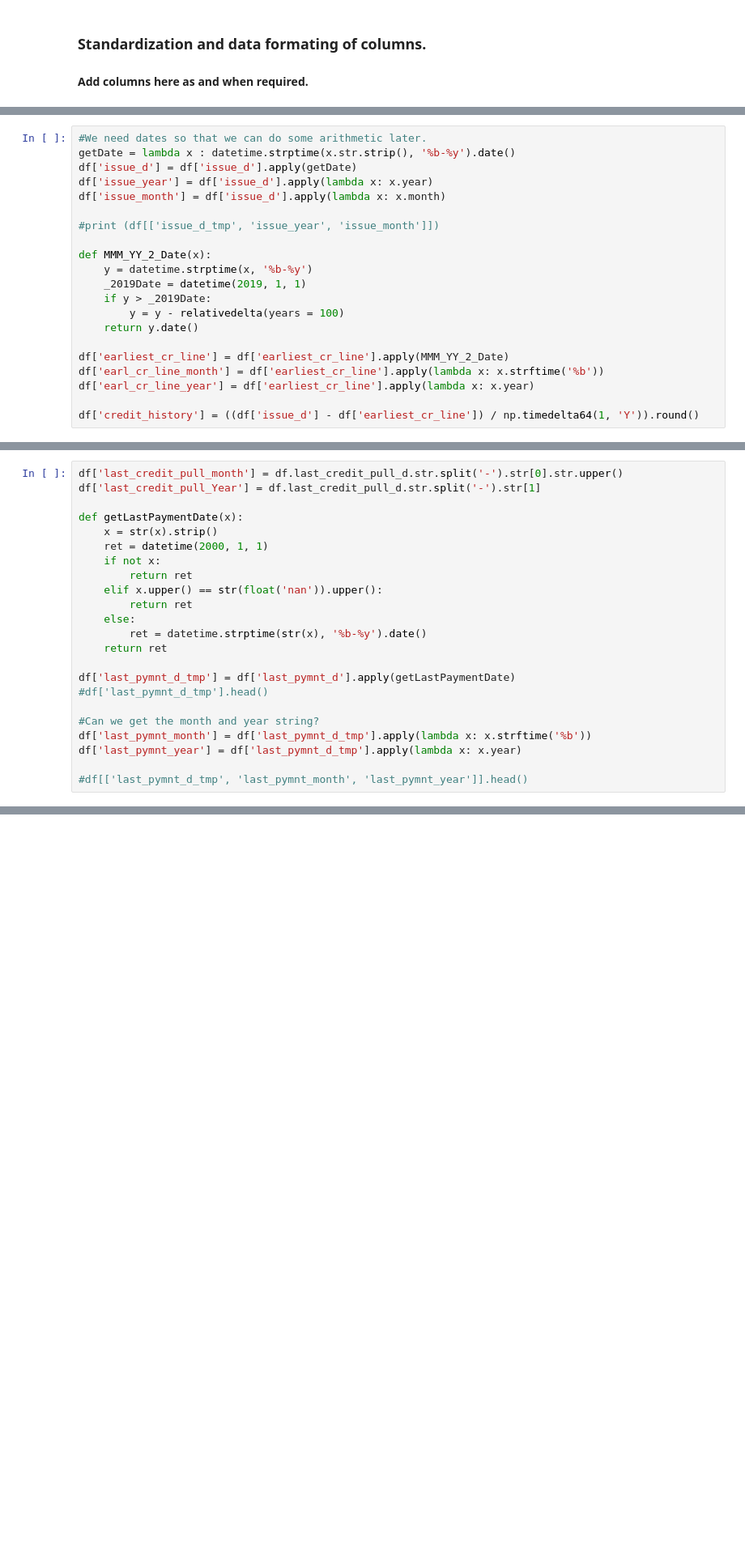
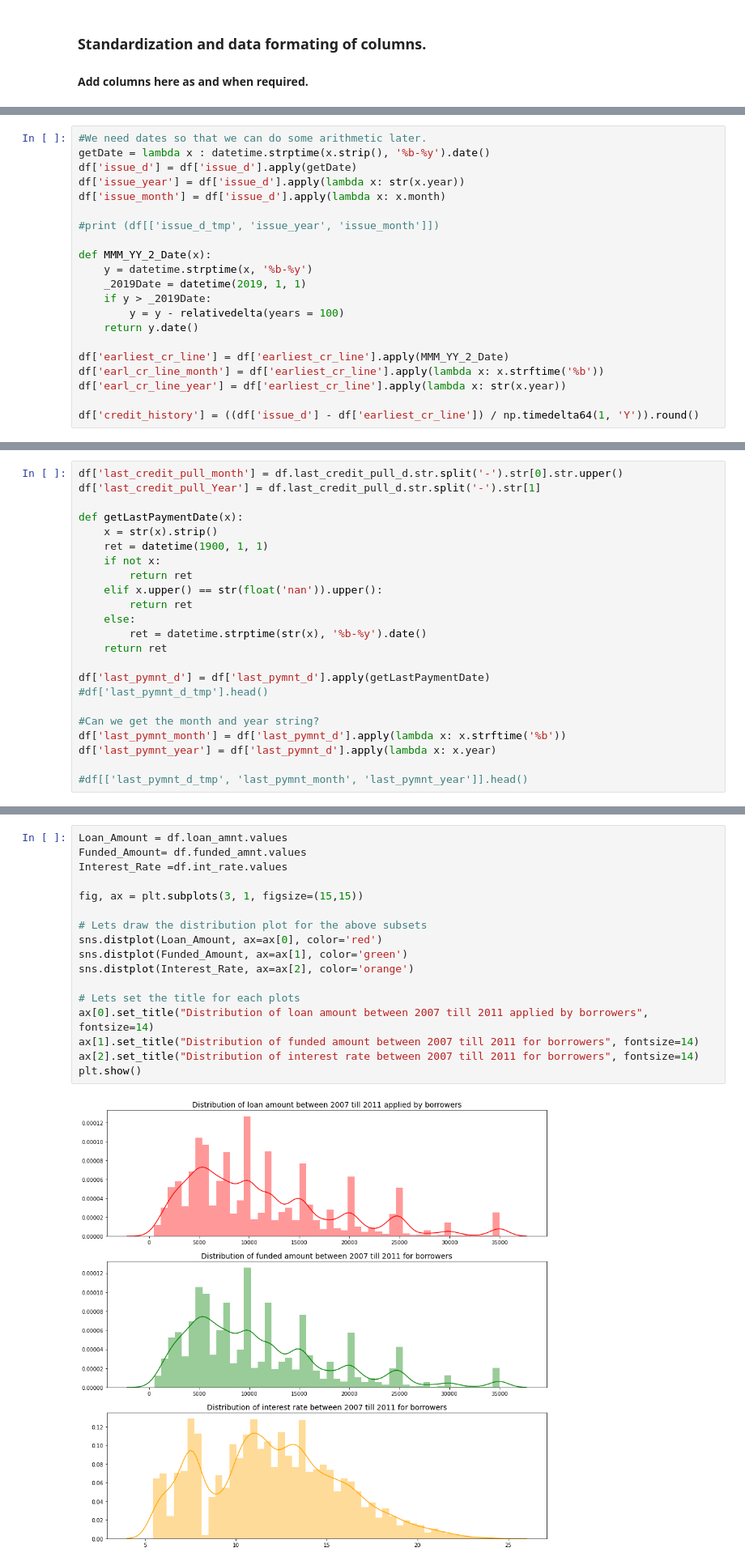
Before and after one commit to Kumaraguru-Muthuraj/_AIML_Code, a Jupyter notebook: _PythonNotebooks/_Course2_Statistics_Essentials/Mod6_Lendingclub_casestudy/Lending_Club_Merged_v1.ipynb, the cells around one changed output, grey strips where cells are left out. Shown at 81% size. Saved outputs shown, nothing was run; the diff lists cells and outputs as text; blank space fills up the shorter version.

```diff
--- a/_PythonNotebooks/_Course2_Statistics_Essentials/Mod6_Lendingclub_casestudy/Lending_Club_Merged_v1.ipynb
+++ b/_PythonNotebooks/_Course2_Statistics_Essentials/Mod6_Lendingclub_casestudy/Lending_Club_Merged_v1.ipynb
@@ -203,9 +208,9 @@ df.head()
 | 1075358 | 1311748 | 3000 | 3000 | 3000.0 | 60 | 12.69 | 67.79 | B | ... |
 # %%
 #We need dates so that we can do some arithmetic later.
-getDate = lambda x : datetime.strptime(x.str.strip(), '%b-%y').date()
+getDate = lambda x : datetime.strptime(x.strip(), '%b-%y').date()
 df['issue_d'] = df['issue_d'].apply(getDate)
-df['issue_year'] = df['issue_d'].apply(lambda x: x.year)
+df['issue_year'] = df['issue_d'].apply(lambda x: str(x.year))
 df['issue_month'] = df['issue_d'].apply(lambda x: x.month)
 
 #print (df[['issue_d_tmp', 'issue_year', 'issue_month']])
@@ -219,7 +224,7 @@ def MMM_YY_2_Date(x):
 
 df['earliest_cr_line'] = df['earliest_cr_line'].apply(MMM_YY_2_Date)
 df['earl_cr_line_month'] = df['earliest_cr_line'].apply(lambda x: x.strftime('%b'))
-df['earl_cr_line_year'] = df['earliest_cr_line'].apply(lambda x: x.year)
+df['earl_cr_line_year'] = df['earliest_cr_line'].apply(lambda x: str(x.year))
 
 df['credit_history'] = ((df['issue_d'] - df['earliest_cr_line']) / np.timedelta64(1, 'Y')).round()
 # %%
@@ -247,7 +252,7 @@ df['last_credit_pull_Year'] = df.last_credit_pull_d.str.split('-').str[1]
 
 def getLastPaymentDate(x):
     x = str(x).strip()
-    ret = datetime(2000, 1, 1)
+    ret = datetime(1900, 1, 1)
     if not x:
         return ret
     elif x.upper() == str(float('nan')).upper():
@@ -256,12 +261,12 @@ def getLastPaymentDate(x):
         ret = datetime.strptime(str(x), '%b-%y').date()
     return ret
 
-df['last_pymnt_d_tmp'] = df['last_pymnt_d'].apply(getLastPaymentDate)
+df['last_pymnt_d'] = df['last_pymnt_d'].apply(getLastPaymentDate)
 #df['last_pymnt_d_tmp'].head()
 
 #Can we get the month and year string?
-df['last_pymnt_month'] = df['last_pymnt_d_tmp'].apply(lambda x: x.strftime('%b'))
-df['last_pymnt_year'] = df['last_pymnt_d_tmp'].apply(lambda x: x.year)
+df['last_pymnt_month'] = df['last_pymnt_d'].apply(lambda x: x.strftime('%b'))
+df['last_pymnt_year'] = df['last_pymnt_d'].apply(lambda x: x.year)
 
 #df[['last_pymnt_d_tmp', 'last_pymnt_month', 'last_pymnt_year']].head()
 # %%
@@ -361,0 +393,19 @@ df.head()
+# %%
+Loan_Amount = df.loan_amnt.values
+Funded_Amount= df.funded_amnt.values
+Interest_Rate =df.int_rate.values
+
+fig, ax = plt.subplots(3, 1, figsize=(15,15))
+
+# Lets draw the distribution plot for the above subsets
+sns.distplot(Loan_Amount, ax=ax[0], color='red')
+sns.distplot(Funded_Amount, ax=ax[1], color='green')
+sns.distplot(Interest_Rate, ax=ax[2], color='orange')
+
+# Lets set the title for each plots
+ax[0].set_title("Distribution of loan amount between 2007 till 2011 applied by borrowers", fontsize=14)
+ax[1].set_title("Distribution of funded amount between 2007 till 2011 for borrowers", fontsize=14)
+ax[2].set_title("Distribution of interest rate between 2007 till 2011 for borrowers", fontsize=14)
+plt.show()
+# %% [output]
+[figure, added]
```
Also changed, not shown: parts of 27 cells of this notebook.
